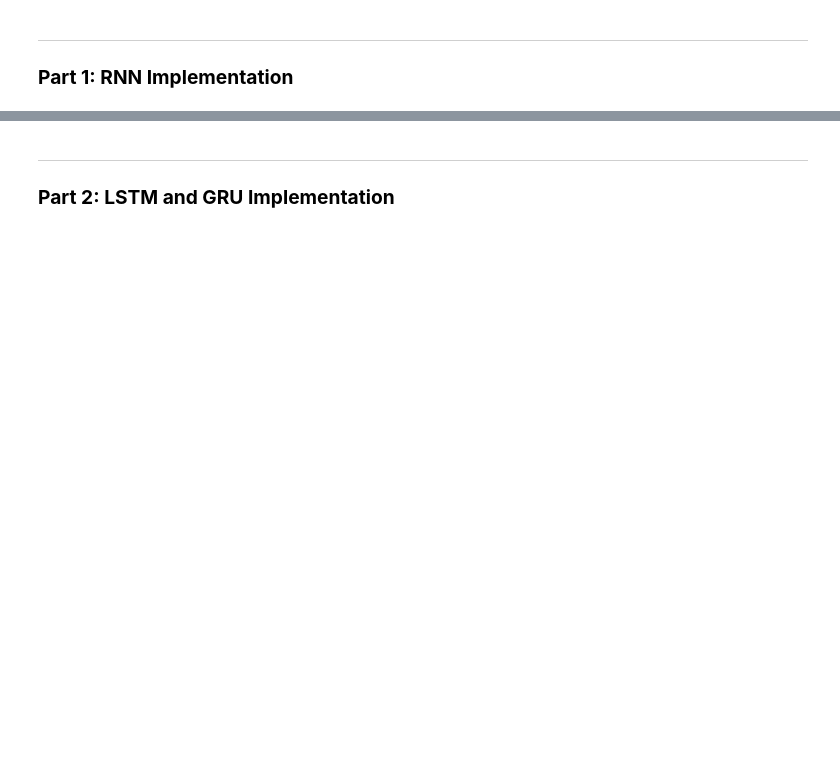
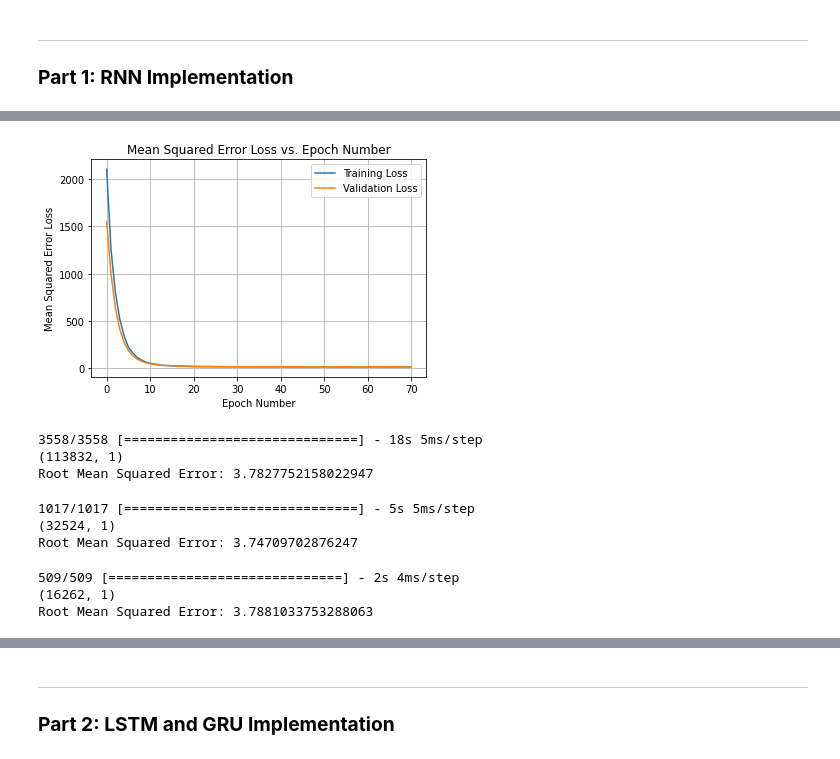
Before and after one commit to bernhardtandy/ProjectsMLAI, a Jupyter notebook: HW4_AndyBernhardt.ipynb, the cells around one changed output, grey strips where cells are left out. Cells and saved outputs as stored; diff of their text form; code cells hidden in the pictures; blank space fills up the shorter version.

```diff
--- a/HW4_AndyBernhardt.ipynb
+++ b/HW4_AndyBernhardt.ipynb
@@ -90,0 +196,25 @@ df_train.shape, df_val.shape, df_test.shape
+# %%
+def createTwoLayerNN(name):
+    input = tf.keras.layers.Input(shape=(30), name='input', dtype='float64')
+
+    X = tf.keras.layers.Dense(100, name='hidden_layer_1', activation='relu')(input)
+    X = tf.keras.layers.Dense(50, name='hidden_layer_2', activation='relu')(X)
+    output = tf.keras.layers.Dense(1, name='output', activation='linear')(X)
+
+    model = tf.keras.Model(name=name, inputs=input, outputs=output)
+
+    return model
+# %%
+def train(model_architecture, name, X_train, y_train, X_val, y_val, batch_size):
+  if (model_architecture == "RNN"):
+    model = createRNN(name)
+  elif (model_architecture == "LSTM"):
+    model = createLSTM(name)
+  elif (model_architecture == "GRU"):
+    model = createGRU(name)
+  elif (model_architecture == "NN"):
+    model = createTwoLayerNN(name)
+  es = tf.keras.callbacks.EarlyStopping(monitor='val_loss', patience=10, verbose=2, restore_best_weights=True)
+  model.compile(loss='mean_squared_error', optimizer=tf.keras.optimizers.Adam())
+  history = model.fit(x=X_train, y=y_train, steps_per_epoch=100, epochs=1000, batch_size=batch_size, validation_data=(X_val, y_val), callbacks=[es], verbose=2)
+  return model, history
@@ -90,0 +226,10 @@ df_train.shape, df_val.shape, df_test.shape
+# %%
+def plotHistory(history):
+  plt.plot(history.history['loss'])
+  plt.plot(history.history['val_loss'])
+  plt.xlabel("Epoch Number")
+  plt.ylabel("Mean Squared Error Loss")
+  plt.title("Mean Squared Error Loss vs. Epoch Number")
+  plt.legend(["Training Loss", "Validation Loss"])
+  plt.grid()
+  plt.show()
@@ -90,0 +264,2 @@ df_train.shape, df_val.shape, df_test.shape
+# %%
+RNN, history = train("RNN", "RNN", X_train, y_train, X_val, y_val, 64)
@@ -90,0 +302,25 @@ df_train.shape, df_val.shape, df_test.shape
+# %%
+plotHistory(history)
+# %% [output]
+[figure, added]
+# %%
+rmse = evaluate(RNN, X_train, y_train)
+print(f"Root Mean Squared Error: {rmse}")
+# %% [output]
+3558/3558 [==============================] - 18s 5ms/step
+(113832, 1)
+Root Mean Squared Error: 3.7827752158022947
+# %%
+rmse = evaluate(RNN, X_val, y_val)
+print(f"Root Mean Squared Error: {rmse}")
+# %% [output]
+1017/1017 [==============================] - 5s 5ms/step
+(32524, 1)
+Root Mean Squared Error: 3.74709702876247
+# %%
+rmse = evaluate(RNN, X_test, y_test)
+print(f"Root Mean Squared Error: {rmse}")
+# %% [output]
+509/509 [==============================] - 2s 4ms/step
+(16262, 1)
+Root Mean Squared Error: 3.7881033753288063
```
Also changed, not shown: parts of 46 cells of this notebook.
